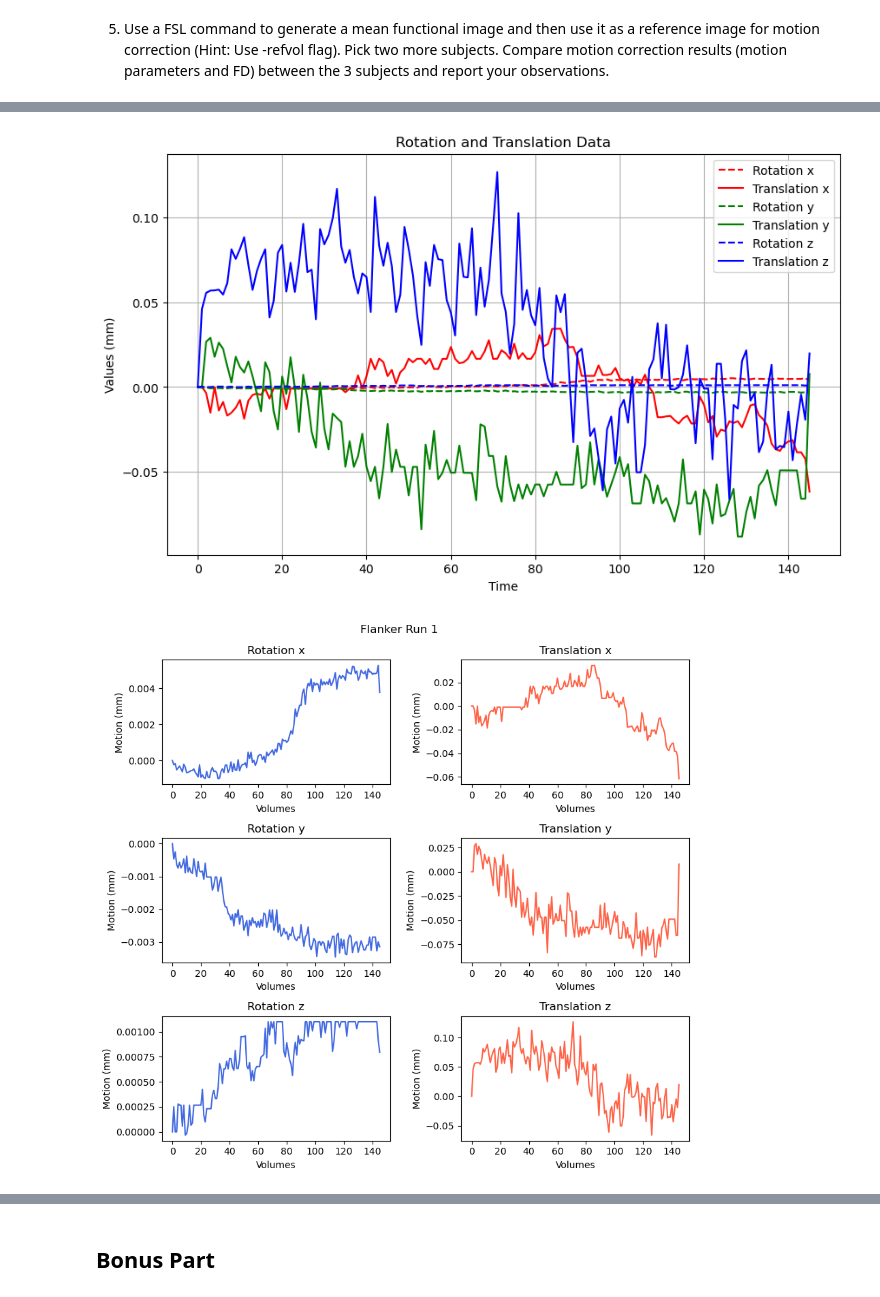
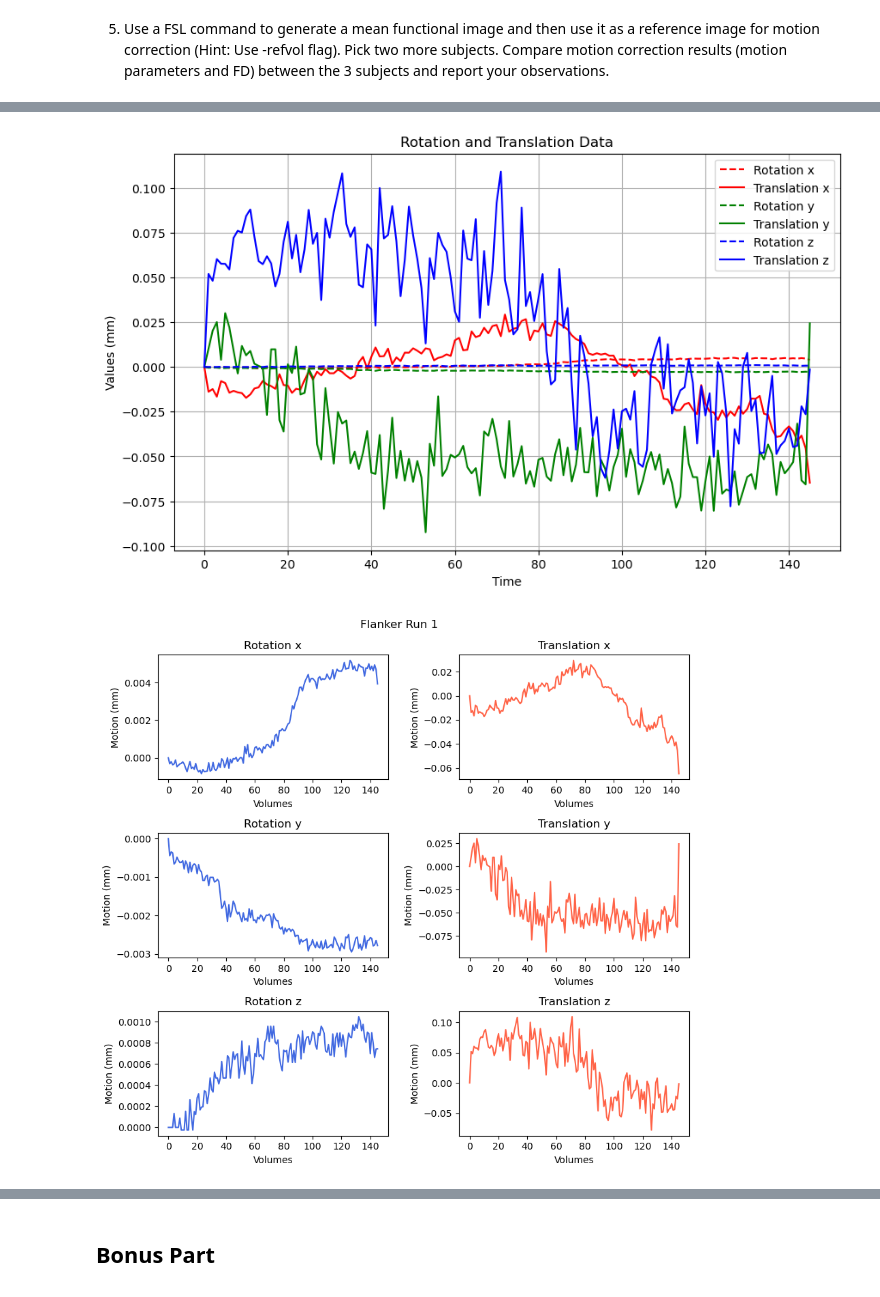
Before and after one commit to Pingsheng-Kevin/NSSP_Mini1, a Jupyter notebook: lgr.ipynb, the cells around one changed output, grey strips where cells are left out. Saved outputs shown, nothing was run; the diff lists cells and outputs as text; code cells hidden in the pictures.

```diff
--- a/lgr.ipynb
+++ b/lgr.ipynb
@@ -86,16 +86,17 @@ def open_subject_dataset(dataset_id, subject, download = False):
     print(f"Loaded {dataset_id} for {sub}")
     return bids_root, preproc_root
 
-def perform_default_moco(subject):
+def perform_default_moco(subject, cost_func = "normcorr"):
     runs=2
     sub = f'sub-{subject}'
     for r in range(runs):
         path_original_data = os.path.join(bids_root, sub, 'func', f'{sub}_task-flanker_run-{r+1}_bold')
-        path_moco_data = os.path.join(preproc_root, sub, 'func', f'{sub}_task-flanker_run-{r+1}_bold_moco')
-        mcflirt(infile=path_original_data,o=path_moco_data, plots=True, report=True, dof=6, mats=True)
+        path_moco_data = os.path.join(preproc_root, sub, 'func', f'{sub}_task-flanker_run-{r+1}_bold_moco_{cost_func}')
+        mcflirt(infile=path_original_data,o=path_moco_data, plots=True, report=True, dof=6, mats=True, cost = cost_func)
 
-def load_mot_params_fsl_6_dof(subject):
-    path=op.join(preproc_root, f'sub-{subject}', 'func', f'sub-{subject}_task-flanker_run-{flanker_run}_bold_moco.par')
+
+def load_mot_params_fsl_6_dof(subject, cost_func = "normcorr"):
+    path=op.join(preproc_root, f'sub-{subject}', 'func', f'sub-{subject}_task-flanker_run-{flanker_run}_bold_moco_{cost_func}.par')
     return pd.read_csv(path, sep='  ', header=None,
             engine='python', names=['Rotation x', 'Rotation y', 'Rotation z','Translation x', 'Translation y', 'Translation z'])
 
@@ -188,19 +189,20 @@ def generate_mean_functional(input_path, output_path):
     os.system('fslmaths {} -Tmean {}'.format(input_path, output_path))
     print('Mean functional image generated successfully')
 
-def perform_mean_moco(subject):
+def perform_mean_moco(subject, cost_func = "normcorr"):
     runs=2
     sub = f'sub-{subject}'
     for r in range(runs):
         path_original_data = os.path.join(bids_root, sub, 'func', f'{sub}_task-flanker_run-{r+1}_bold')
         output_mean_path = os.path.join(preproc_root, sub, 'func', f'{sub}_task-flanker_run-{r+1}_bold_mean')
-        output_moco_mean_path = os.path.join(preproc_root, sub, 'func', f'{sub}_task-flanker_run-{r+1}_bold_moco_mean')
+        output_moco_mean_path = os.path.join(preproc_root, sub, 'func', f'{sub}_task-flanker_run-{r+1}_bold_moco_mean_{cost_func}')
         generate_mean_functional(path_original_data, output_mean_path)
-        mcflirt(infile=path_original_data,o=output_moco_mean_path, refvol = output_mean_path, plots=True, report=True, dof=6, mats=True)
+        mcflirt(infile=path_original_data,o=output_moco_mean_path, refvol = output_mean_path, plots=True, report=True, dof=6,
+                mats=True, cost = cost_func)
     print("Mean moco applied successfully")
 
-def load_mean_mot_params_fsl_6_dof(subject):
-    path=op.join(preproc_root, f'sub-{subject}', 'func', f'sub-{subject}_task-flanker_run-{flanker_run}_bold_moco_mean.par')
+def load_mean_mot_params_fsl_6_dof(subject, cost_func = "normcorr"):
+    path=op.join(preproc_root, f'sub-{subject}', 'func', f'sub-{subject}_task-flanker_run-{flanker_run}_bold_moco_mean_{cost_func}.par')
     return pd.read_csv(path, sep='  ', header=None,
             engine='python', names=['Rotation x', 'Rotation y', 'Rotation z','Translation x', 'Translation y', 'Translation z'])
 # %%
@@ -461,4 +468,7 @@ We see that motion correction for most voxels consists in a general shift in a i
 # %%
 bids_root, preproc_root = open_subject_dataset(dataset_id, subject='07', download=False)
 bids_root, preproc_root = open_subject_dataset(dataset_id, subject='08', download=False)
+
+default_cost_func = "normcorr"
+best_cost_func = "mutualinfo"
 # %%
@@ -468,11 +494,11 @@ perform_mean_moco(subject='08')
 # %%
 #Visualization for subject 07
 
-mean_mot_params_07 = load_mean_mot_params_fsl_6_dof(subject='07')
+mean_mot_params_07 = load_mean_mot_params_fsl_6_dof(subject='07', cost_func=best_cost_func)
 visualize_motparams_oneplot(mean_mot_params_07)
 visualize_motparams(mean_mot_params_07)
 fd_07 = compute_FD_power(mean_mot_params_07).to_numpy()
 visualise_fd(fd_07, subject='07')
 # %% [output]
-[figure, old version]
+[figure, new version]
-[figure, old version]
+[figure, new version]
```
Also changed, not shown: parts of 16 cells of this notebook.
